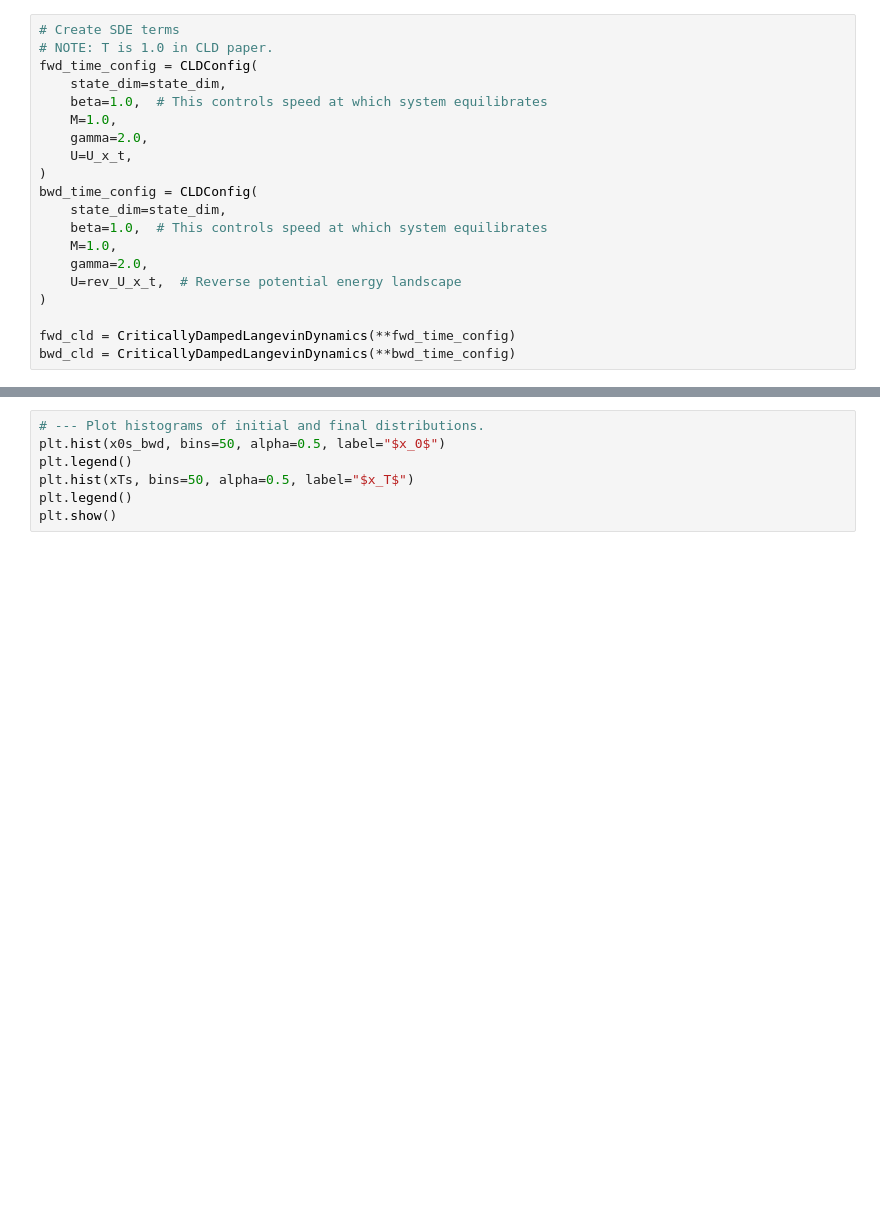
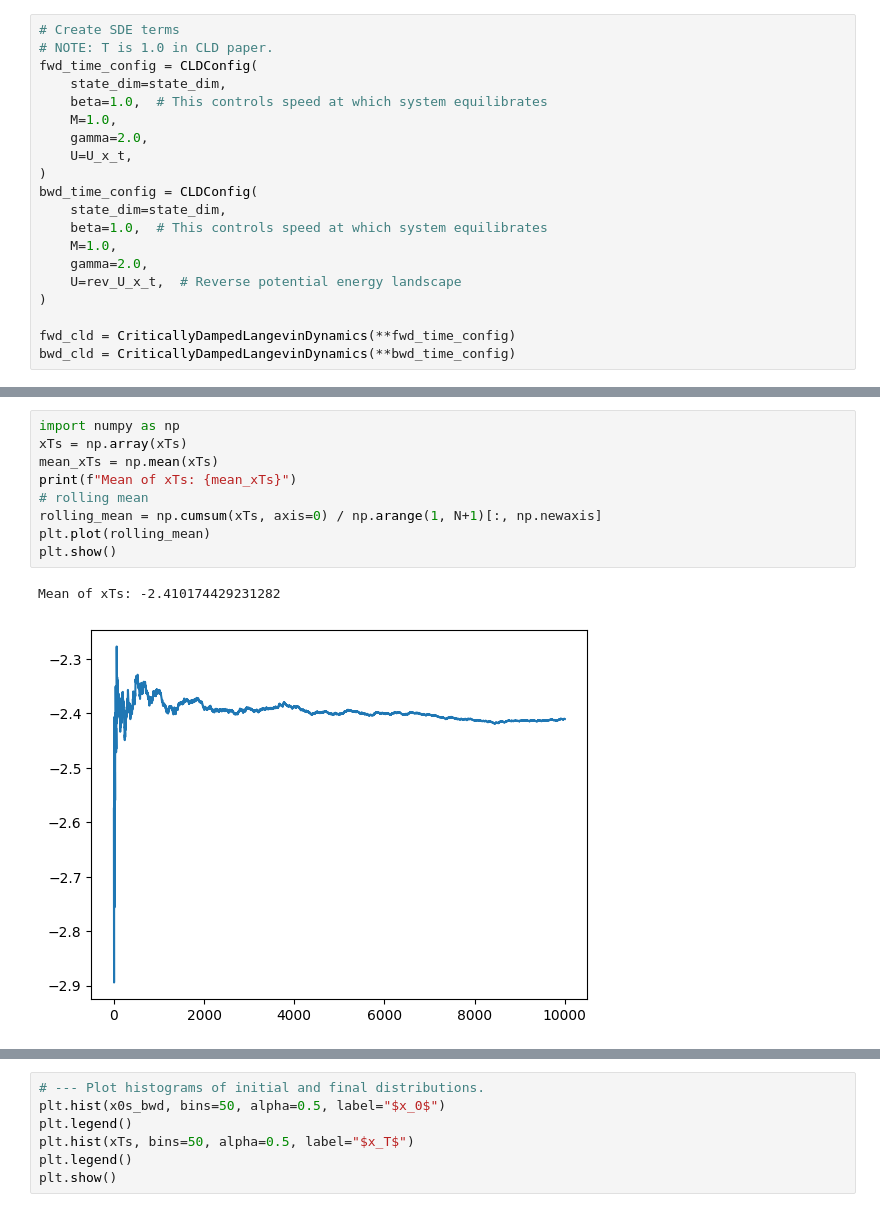
Before and after one commit to cyboesch/oscillator_dev, a Jupyter notebook: sde-dev/notebooks/2024-09-17_adiabatic_evolution_cyrill.ipynb, the cells around one changed output, grey strips where cells are left out. Cells and saved outputs as stored; diff of their text form; blank space fills up the shorter version.

```diff
--- a/sde-dev/notebooks/2024-09-17_adiabatic_evolution_cyrill.ipynb
+++ b/sde-dev/notebooks/2024-09-17_adiabatic_evolution_cyrill.ipynb
@@ -185,2 +175,14 @@ Mean of xTs: 0.02946122557597372
+# %%
+import numpy as np
+xTs = np.array(xTs)
+mean_xTs = np.mean(xTs)
+print(f"Mean of xTs: {mean_xTs}")
+# rolling mean
+rolling_mean = np.cumsum(xTs, axis=0) / np.arange(1, N+1)[:, np.newaxis]
+plt.plot(rolling_mean)
+plt.show()
+# %% [output]
+Mean of xTs: -2.410174429231282
+[figure, added]
 # %%
 script_key, bwd_sample_key, bwd_solve_key = jax.random.split(script_key+1, 3)
```
Also changed, not shown: parts of 7 cells of this notebook.
